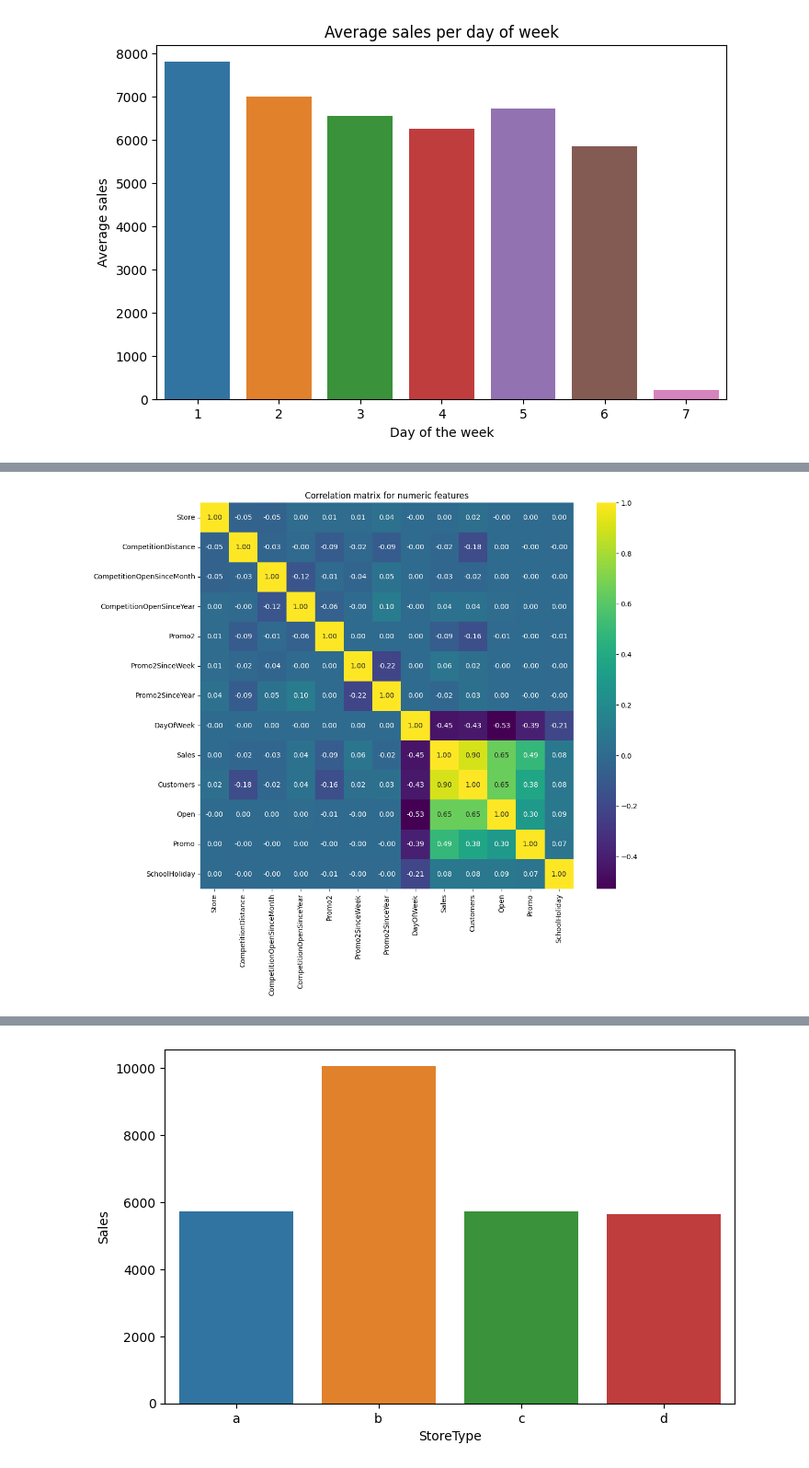
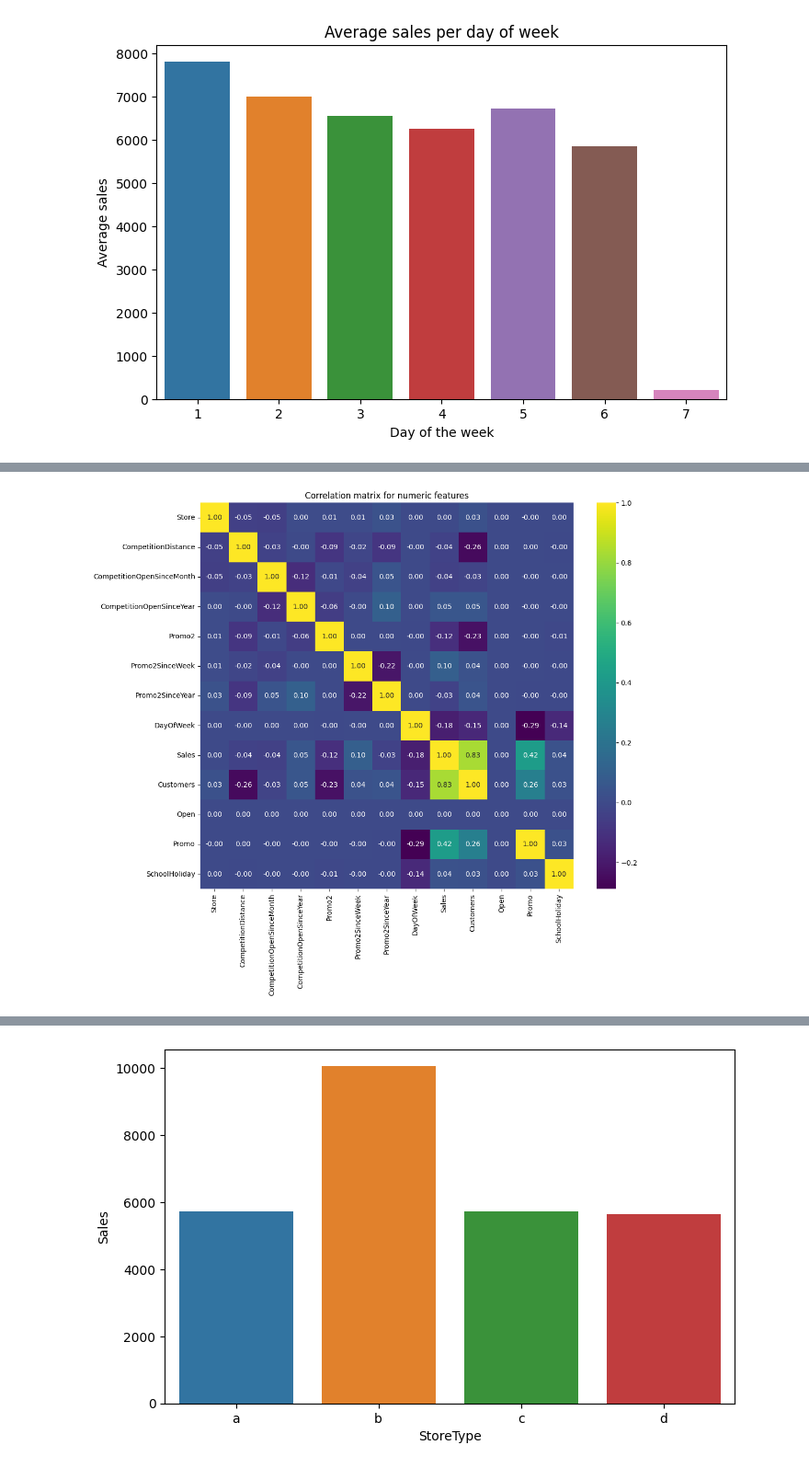
Before and after one commit to szymonczaja/Time-Series-Analysis, a Jupyter notebook: notebooks/01_eda.ipynb, the cells around one changed output, grey strips where cells are left out. Shown at 92% size. Cells and saved outputs as stored; diff of their text form; code cells hidden in the pictures.

Commit message:
01_eda markdow cells, new plots

```diff
--- a/notebooks/01_eda.ipynb
+++ b/notebooks/01_eda.ipynb
@@ -4,7 +10,7 @@ import numpy as np
 import matplotlib.pyplot as plt
 import seaborn as sns
 # %%
-df_train = pd.read_csv('../data/train.csv')
+df_train = pd.read_csv('../data/train.csv', low_memory=False)
 df_test = pd.read_csv('../data/test.csv')
 df_store = pd.read_csv('../data/store.csv')
 # %%
@@ -212,10 +272,10 @@ plt.grid(axis='y', linestyle='--', alpha=0.7)
 # %%
-df_full_numeric = df_train_full.select_dtypes(include=['number'])
-corr_matrix = df_full_numeric.corr('spearman').fillna(0)
+df_open = df_train_full[df_train_full['Open'] == 1]
+corr_matrix = df_open.select_dtypes(include='number').corr('spearman').fillna(0)
 
 plt.figure(figsize=(12,10))
 sns.heatmap(corr_matrix, annot=True, fmt='.2f', cmap='viridis')
 plt.title('Correlation matrix for numeric features')
 plt.show()
 # %% [output]
-[figure, old version]
+[figure, new version]
```
Also changed, not shown: parts of 24 cells of this notebook.
